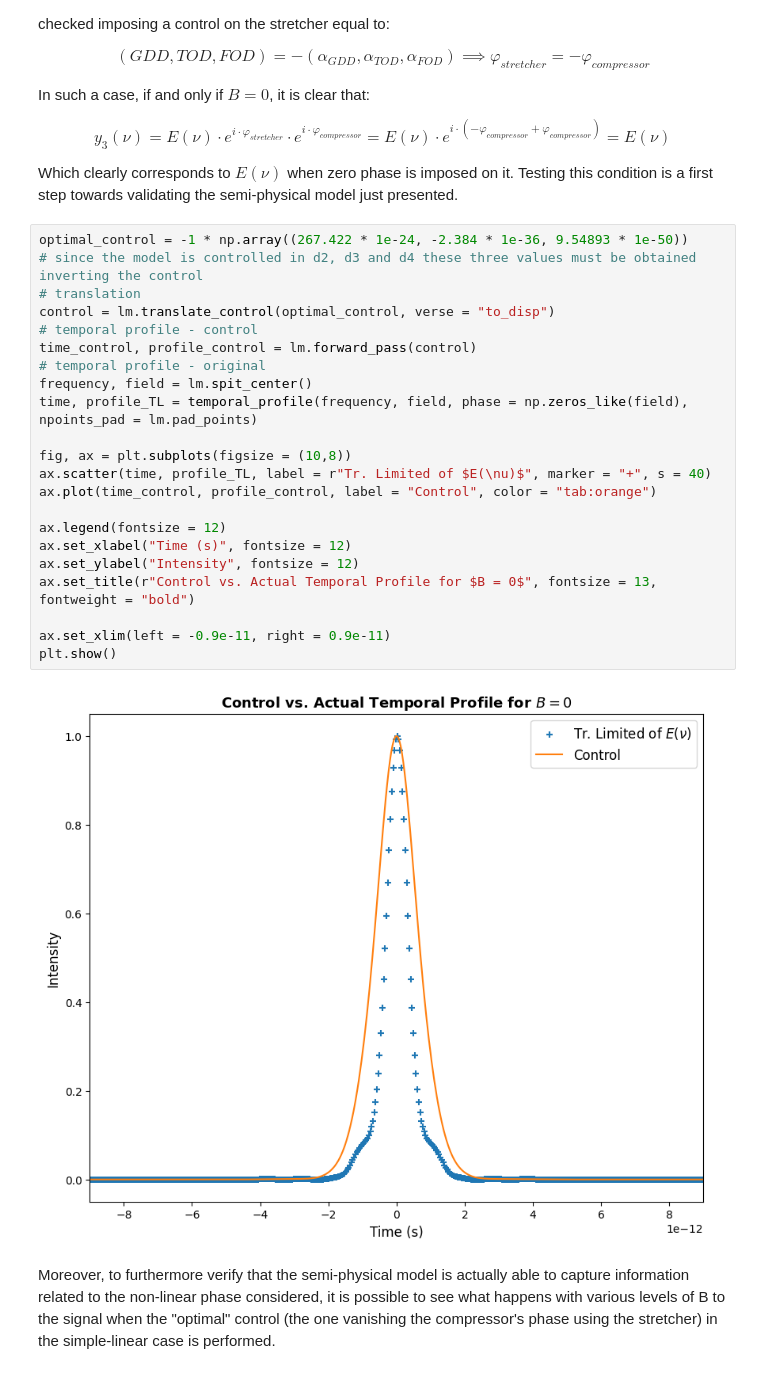
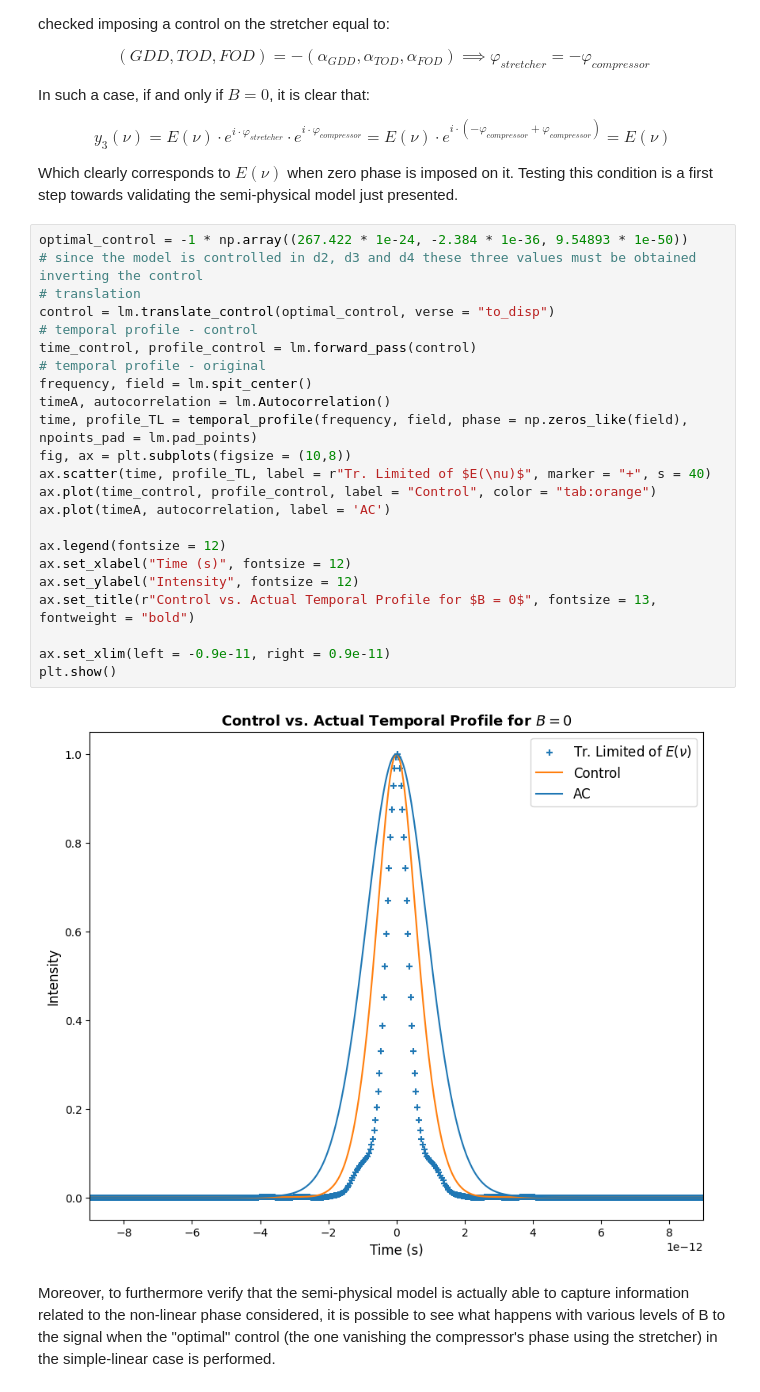
Before and after one commit to fracapuano/TempoRL, a Jupyter notebook: notebooks/SemiPhysicalModel/SemiPhysicalModel_v1.ipynb, the cells around one changed output. Drawn from its saved outputs; the diff is of its cells as text.

Commit message:
autocorrelation implemented to laser model

```diff
--- a/notebooks/SemiPhysicalModel/SemiPhysicalModel_v1.ipynb
+++ b/notebooks/SemiPhysicalModel/SemiPhysicalModel_v1.ipynb
@@ -311,27 +311,28 @@ Testing this condition is a first step towards validating the semi-physical mode
 # %%
 optimal_control = -1 * np.array((267.422 * 1e-24, -2.384 * 1e-36, 9.54893 * 1e-50))
 # since the model is controlled in d2, d3 and d4 these three values must be obtained inverting the control
 # translation
 control = lm.translate_control(optimal_control, verse = "to_disp")
 # temporal profile - control
 time_control, profile_control = lm.forward_pass(control)
 # temporal profile - original
 frequency, field = lm.spit_center()
+timeA, autocorrelation = lm.Autocorrelation()
 time, profile_TL = temporal_profile(frequency, field, phase = np.zeros_like(field), npoints_pad = lm.pad_points)
-
 fig, ax = plt.subplots(figsize = (10,8))
 ax.scatter(time, profile_TL, label = r"Tr. Limited of $E(\nu)$", marker = "+", s = 40)
 ax.plot(time_control, profile_control, label = "Control", color = "tab:orange")
+ax.plot(timeA, autocorrelation, label = 'AC')
 
 ax.legend(fontsize = 12)
 ax.set_xlabel("Time (s)", fontsize = 12)
 ax.set_ylabel("Intensity", fontsize = 12)
 ax.set_title(r"Control vs. Actual Temporal Profile for $B = 0$", fontsize = 13, fontweight = "bold")
 
 ax.set_xlim(left = -0.9e-11, right = 0.9e-11)
 plt.show()
 # %% [output]
-[figure, old version]
+[figure, new version]
 # %% [markdown]
 Moreover, to furthermore verify that the semi-physical model is actually able to capture information related to the non-linear phase considered, it is possible to see what happens with various levels of B to the signal when the "optimal" control (the one vanishing the compressor's phase using the stretcher) in the simple-linear case is performed.
 # %%
```
Also changed, not shown: parts of 1 cell of this notebook, 1 other file.
